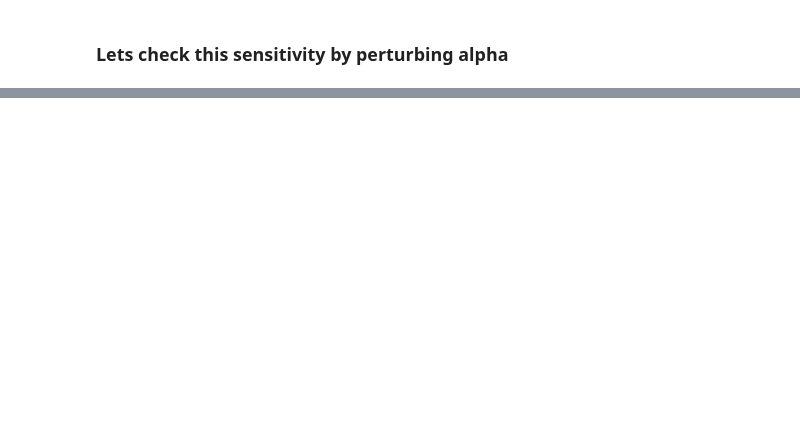
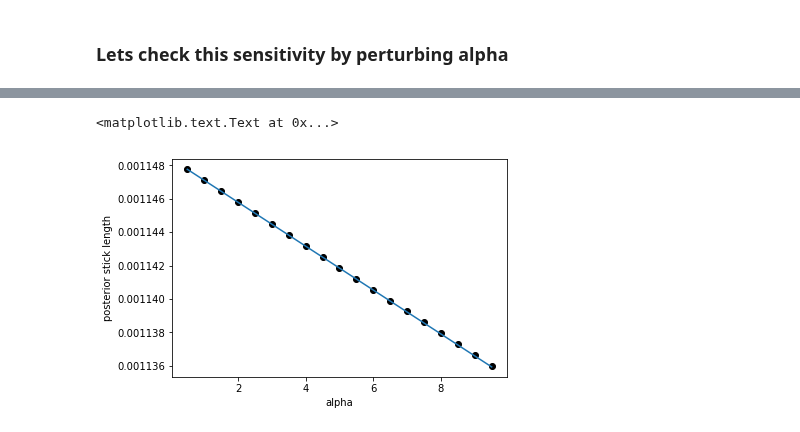
Before and after one commit to Runjing-Liu120/Variational_BNP_robustness, a Jupyter notebook: DP_mixture/DP_normal_mixture.ipynb, the cells around one changed output, grey strips where cells are left out. Cells and saved outputs as stored; diff of their text form; code cells hidden in the pictures; blank space fills up the shorter version.

Commit message:
range of sensitivity

```diff
--- a/DP_mixture/DP_normal_mixture.ipynb
+++ b/DP_mixture/DP_normal_mixture.ipynb
@@ -361,7 +350,7 @@ predicted_sensitivity:
 # %% [markdown]
 ### Lets check this sensitivity by perturbing alpha
 # %%
-epsilon = 0.01 # how much we will perturb alpha
+epsilon = 100 # how much we will perturb alpha
 
 model_perturbed = deepcopy(model)
 model_perturbed.alpha = alpha + epsilon # perturb dp parameter
@@ -370,6 +359,6 @@ model_perturbed.alpha = alpha + epsilon # perturb dp parameter
 kl_obj_perturbed = Objective(model_perturbed.vb_params['global'], model_perturbed.kl_optimize_z)
 
 # find new optima
-newton_tr_opt_perturbed = minimize_kl(kl_obj_perturbed, newton_tr_opt.x)
+newton_tr_opt_perturbed = minimize_kl(kl_obj_perturbed, newton_tr_opt.x, gtol = 10**(-6))
 # %% [output]
 Warning: A bad approximation caused failure to predict improvement.
@@ -421,0 +419,24 @@ true sensitivity:
+# %%
+alphas_new = np.arange(0.5, 10, 0.5) # the range with which we will evaluate alpha
+
+
+opt_perturbed = deepcopy(newton_tr_opt)
+
+perturbed_means = np.zeros((len(alphas_new), k_approx - 1))
+
+for i in range(len(alphas_new)):
+    print(alphas_new[i])
+    model_perturbed = deepcopy(model)
+    model_perturbed.alpha  = alphas_new[i] # perturb dp parameter
+
+    # define new objective
+    kl_obj_perturbed = Objective(model_perturbed.vb_params['global'], model_perturbed.kl_optimize_z)
+
+    # find new optima
+    opt_perturbed = minimize_kl(kl_obj_perturbed, newton_tr_opt.x, gtol = 10**(-6), disp = False)
+
+    # check new means
+    model_perturbed.vb_params['global'].set_free(opt_perturbed.x)
+
+    perturbed_means[i, :] = model_perturbed.vb_params['global']['v_sticks'].e()[:,0]
+    print('true sensitivity: \n', (perturbed_means[i, :] - old_mean) / (alphas_new[i] - alpha))
@@ -421,0 +483,14 @@ true sensitivity:
+# %%
+k = 2 # choose your stick
+
+# plot posterior v_sticks against alpha
+plt.plot(alphas_new, perturbed_means[:, k], 'ko')
+
+# plot the LRVB approximation
+x_axis = np.linspace(np.min(alphas_new), np.max(alphas_new), 100)
+plt.plot(x_axis, predicted_sensitivity[k] * (x_axis - alpha) + old_mean[k])
+plt.xlabel('alpha')
+plt.ylabel('posterior stick length')
+# %% [output]
+<matplotlib.text.Text at 0x...>
+[figure, added]
```
Also changed, not shown: parts of 15 cells of this notebook, 2 other files.
